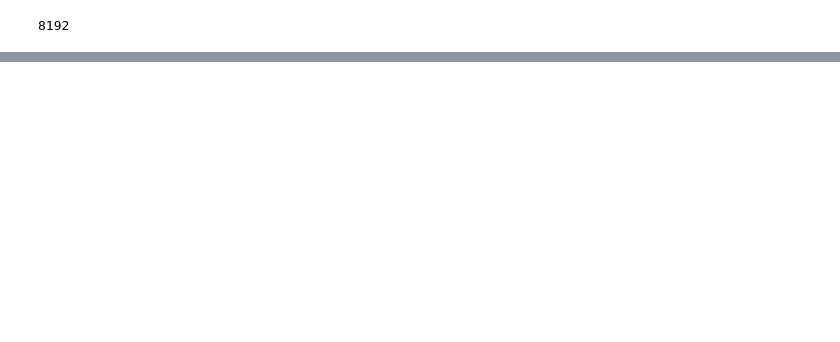
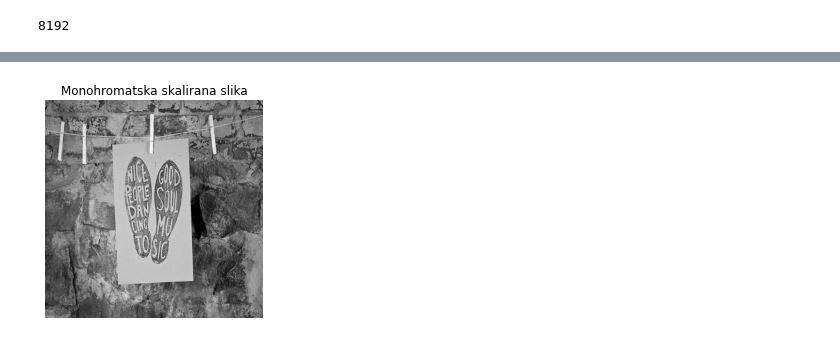
Before and after one commit to Nevena1997/Hadamard_transform, a Jupyter notebook: 05_Hadamard_Transform_&_Compression_of_Signals.ipynb, the cells around one changed output, grey strips where cells are left out. Saved outputs shown, nothing was run; the diff lists cells and outputs as text; code cells hidden in the pictures; blank space fills up the shorter version.

```diff
--- a/05_Hadamard_Transform_&_Compression_of_Signals.ipynb
+++ b/05_Hadamard_Transform_&_Compression_of_Signals.ipynb
@@ -111,0 +130,11 @@ plt.show()
+# %%
+image = image.convert('L')
+image = image.resize((512, 512))
+# %%
+img = np.array(image)
+plt.imshow(img, cmap='gray')
+plt.axis('off')
+plt.title('Monohromatska skalirana slika')
+plt.show()
+# %% [output]
+[figure, added]
```
Also changed, not shown: parts of 25 cells of this notebook.
